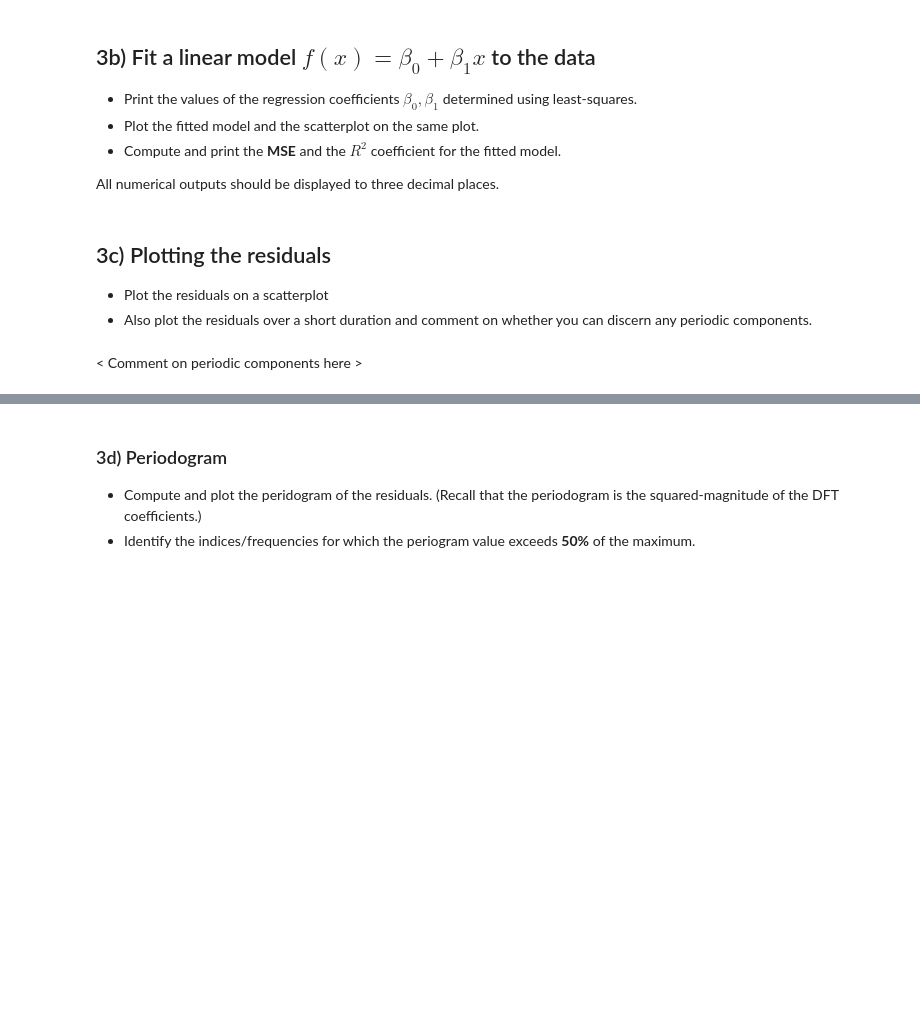
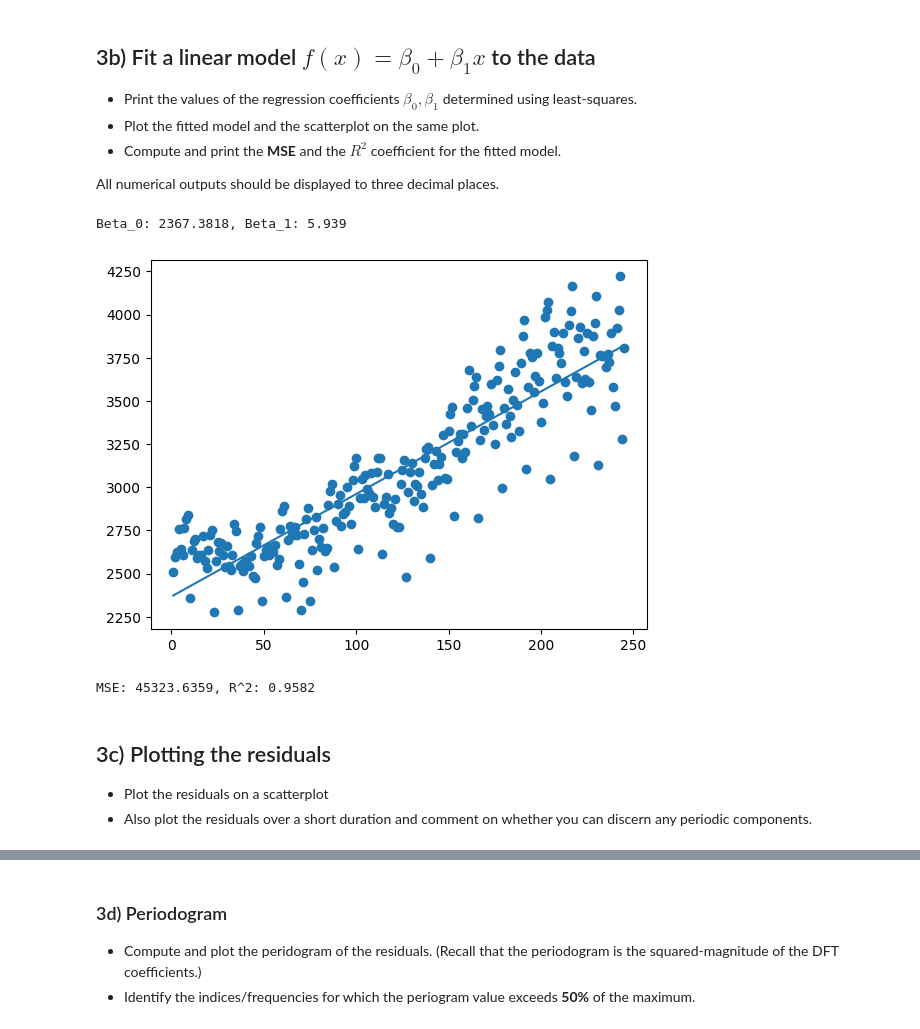
Before and after one commit to MaxzzzLCX/IB_Data_Science, a Jupyter notebook: Exercises/03 Exercise Notebook 3.ipynb, the cells around one changed output, grey strips where cells are left out. Cells and saved outputs as stored; diff of their text form; code cells hidden in the pictures; blank space fills up the shorter version.

```diff
--- a/Exercises/03 Exercise Notebook 3.ipynb
+++ b/Exercises/03 Exercise Notebook 3.ipynb
@@ -69,3 +72,35 @@ All numerical outputs should be displayed to three decimal places.
+# %%
+#Your code here
+
+# Finding Least-Square Parameters
+X = np.hstack((np.ones((N,1)), xvals.reshape(N,1)))
+XT = X.T
+
+beta_lin = np.linalg.inv(XT.dot(X)).dot(XT.dot(yvals))
+
+beta_0, beta_1 = beta_lin[0], beta_lin[1]
+print("Beta_0: {}, Beta_1: {}".format(np.round(beta_0,4), np.round(beta_1,4)))
+
+# Plotting
+fit_y = X.dot(beta_lin)
+plt.plot(xvals, fit_y)
+plt.scatter(xvals, yvals)
+plt.show()
+
+# MSE and R^2
+SSE = np.linalg.norm(yvals - fit_y)**2
+MSE = SSE/(np.size(yvals))
+
+fit_0_y = np.mean(yvals)*np.ones(N)     # Fitting with 0th order, which is just the average of y
+MSE_0 = np.linalg.norm(yvals - fit_0_y)**2 / np.size(yvals)
+
+R2 = 1 - (MSE/MSE_0)**2
+
+print("MSE: {}, R^2: {}".format(np.round(MSE,4), np.round(R2,4)))
+# %% [output]
+Beta_0: 2367.3818, Beta_1: 5.939
+[figure, added]
+MSE: 45323.6359, R^2: 0.9582
 # %% [markdown]
 ## 3c)  Plotting the residuals
 
@@ -76,2 +108,0 @@ All numerical outputs should be displayed to three decimal places.
-# %% [markdown]
-< Comment on periodic components here >
```
Also changed, not shown: parts of 14 cells of this notebook, 1 other file.
